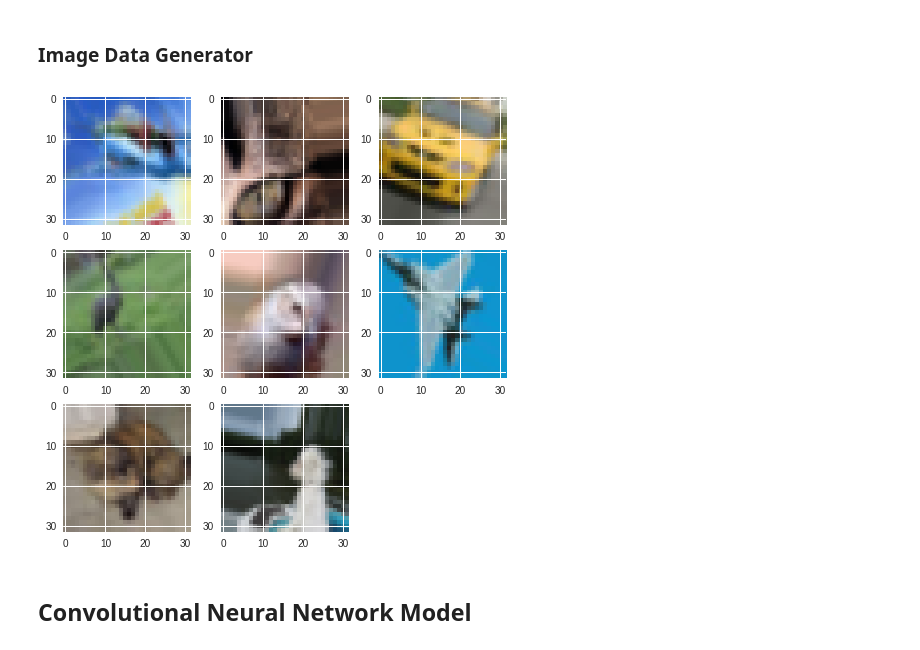
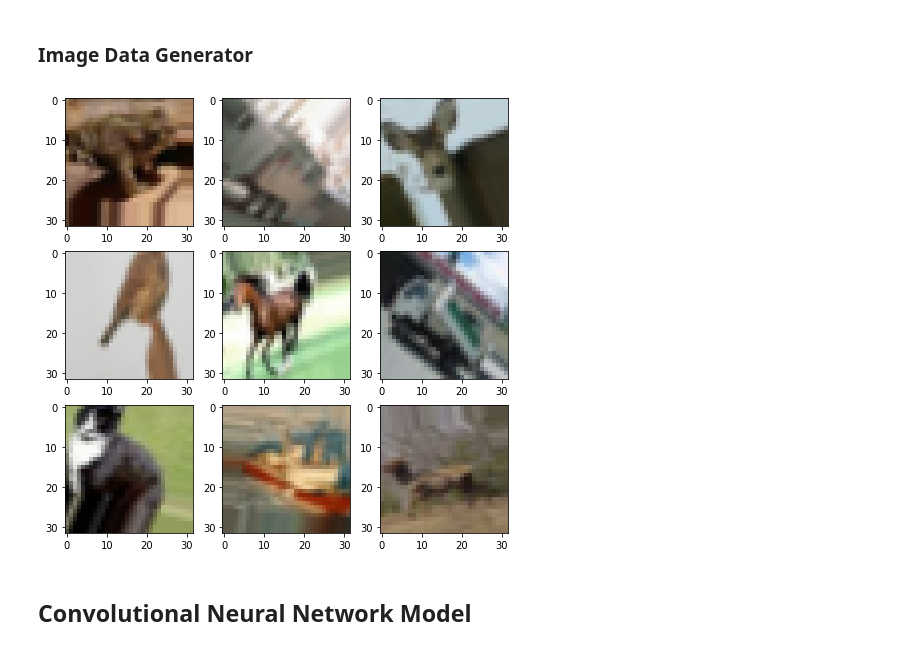
Before and after one commit to DanielhCarranza/Curso-Deep-Learning, a Jupyter notebook: Deep Learning/Transfer_Learning.ipynb, the cells around one changed output. Saved outputs shown, nothing was run; the diff lists cells and outputs as text; code cells hidden in the pictures.

```diff
--- a/Deep Learning/Transfer_Learning.ipynb
+++ b/Deep Learning/Transfer_Learning.ipynb
@@ -65,16 +64,16 @@ datagen.fit(data.X_train)
 # %%
 
 plt.figure(figsize=(8,8))
 
 for x_batch, y_batch in datagen.flow(data.X_train, data.y_train, batch_size=9):
-    for i in range (1,9):
-        plt.subplot(3,3,i)
+    for i in range (0,9):
+        plt.subplot(3,3,i+1)
         plt.imshow(x_batch[i])
     break
 
 plt.show()
 # %% [output]
-[figure, old version]
+[figure, new version]
 # %% [markdown]
 ## Convolutional Neural Network Model
 # %% [markdown]
```
Also changed, not shown: parts of 8 cells of this notebook.
